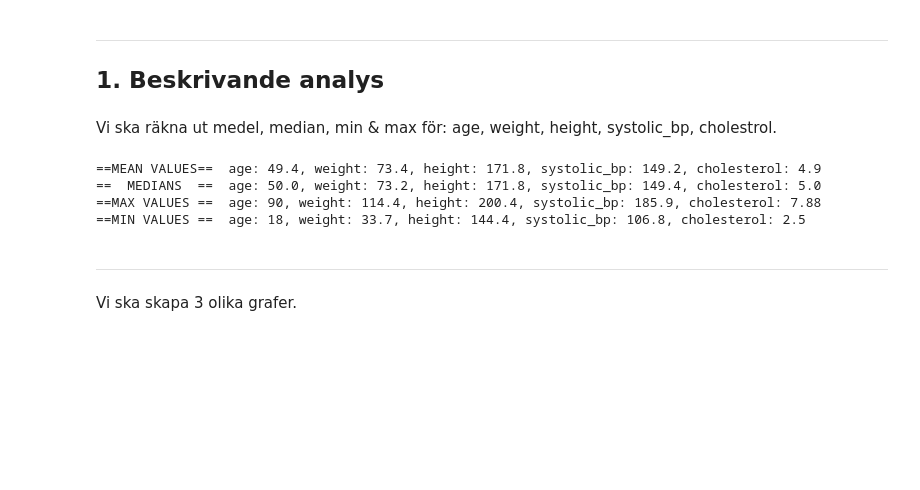
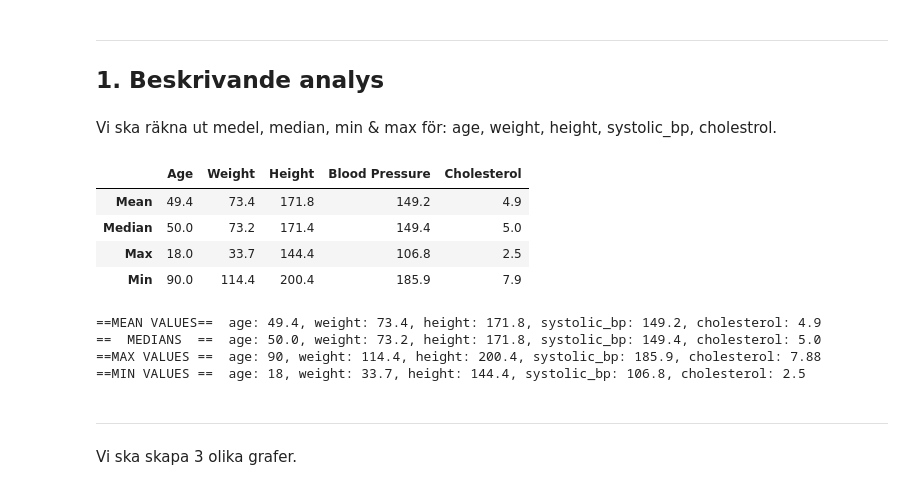
Before and after one commit to MaWe96/Health-Study-Python, a Jupyter notebook: notebook.ipynb, the cells around one changed output. Cells and saved outputs as stored; diff of their text form; code cells hidden in the pictures; blank space fills up the shorter version.

Commit message:
Changed metrics into a more presentable dataframe

```diff
--- a/notebook.ipynb
+++ b/notebook.ipynb
@@ -41,18 +41,26 @@ Vi ska räkna ut medel, median, min & max för: age, weight, height, systolic_bp
 # %%
 import numpy as np
 age  = df['age']
 weig = df['weight']
 heig = df['height']
 syst = df['systolic_bp']
 chol = df['cholesterol']
 
-# Det går att göra enkla funktioner med return for loop som går över kolumnerna och ger de olika mätvärdena.
-# Det går också att göra en pd.DataFrame(), men beslutade att lägga mer emphasis på andra uppgifter i detta projektet.
-print(f"==MEAN VALUES==  age: {age.mean():.1f}, weight: {weig.mean():.1f}, height: {heig.mean():.1f}, systolic_bp: {syst.mean():.1f}, cholesterol: {chol.mean():.1f}")
-print(f"==  MEDIANS  ==  age: {age.median():.1f}, weight: {weig.median():.1f}, height: {heig.mean():.1f}, systolic_bp: {syst.median():.1f}, cholesterol: {chol.median():.1f}")
-print(f"==MAX VALUES ==  age: {age.max()}, weight: {weig.max()}, height: {heig.max()}, systolic_bp: {syst.max()}, cholesterol: {chol.max()}")
-print(f"==MIN VALUES ==  age: {age.min()}, weight: {weig.min()}, height: {heig.min()}, systolic_bp: {syst.min()}, cholesterol: {chol.min()}")
+summary = pd.DataFrame({
+    "Age": [age.mean(), age.median(), age.min(), age.max()],
+    "Weight": [weig.mean(), weig.median(), weig.min(), weig.max()],
+    "Height": [heig.mean(), heig.median(), heig.min(), heig.max()],
+    "Blood Pressure": [syst.mean(), syst.median(), syst.min(), syst.max()],
+    "Cholesterol": [chol.mean(), chol.median(), chol.min(), chol.max()]
+}, index=["Mean","Median","Max", "Min"])
+
+display(summary.round(1))
 # %% [output]
+|  | Age | Weight | Height | Blood Pressure | Cholesterol |
+| Mean | 49.4 | 73.4 | 171.8 | 149.2 | 4.9 |
+| Median | 50.0 | 73.2 | 171.4 | 149.4 | 5.0 |
+| Max | 18.0 | 33.7 | 144.4 | 106.8 | 2.5 |
+| Min | 90.0 | 114.4 | 200.4 | 185.9 | 7.9 |
 ==MEAN VALUES==  age: 49.4, weight: 73.4, height: 171.8, systolic_bp: 149.2, cholesterol: 4.9
 ==  MEDIANS  ==  age: 50.0, weight: 73.2, height: 171.8, systolic_bp: 149.4, cholesterol: 5.0
 ==MAX VALUES ==  age: 90, weight: 114.4, height: 200.4, systolic_bp: 185.9, cholesterol: 7.88
```
Also changed, not shown: parts of 1 cell of this notebook.
